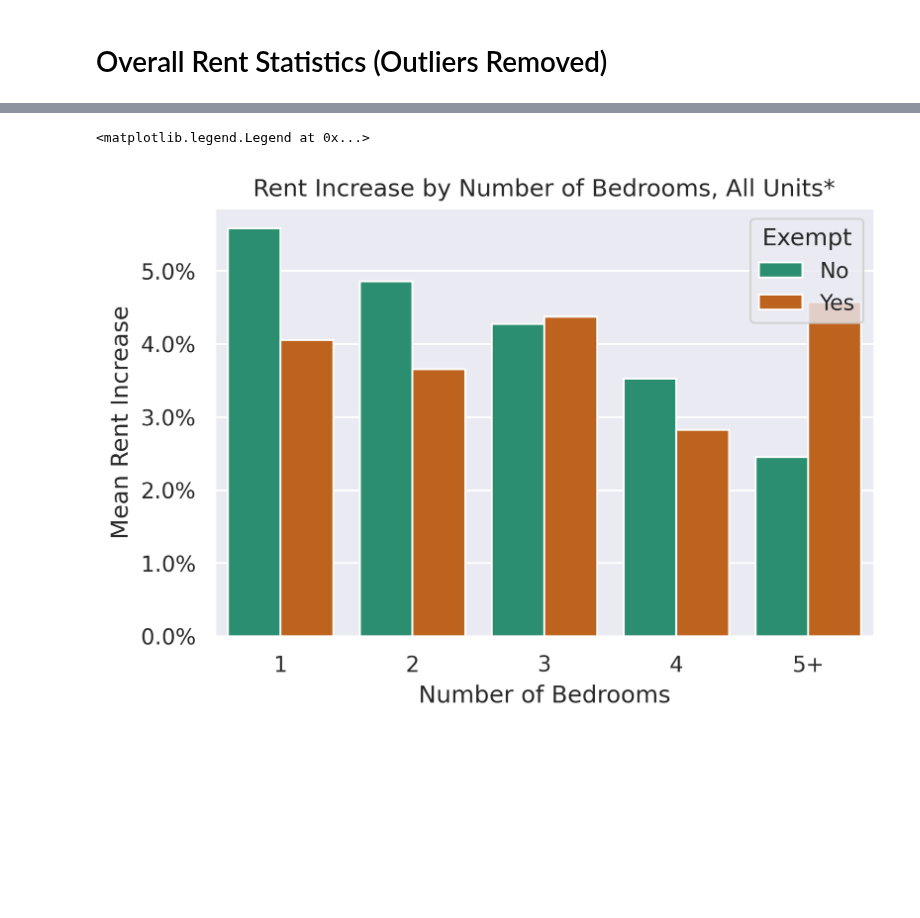
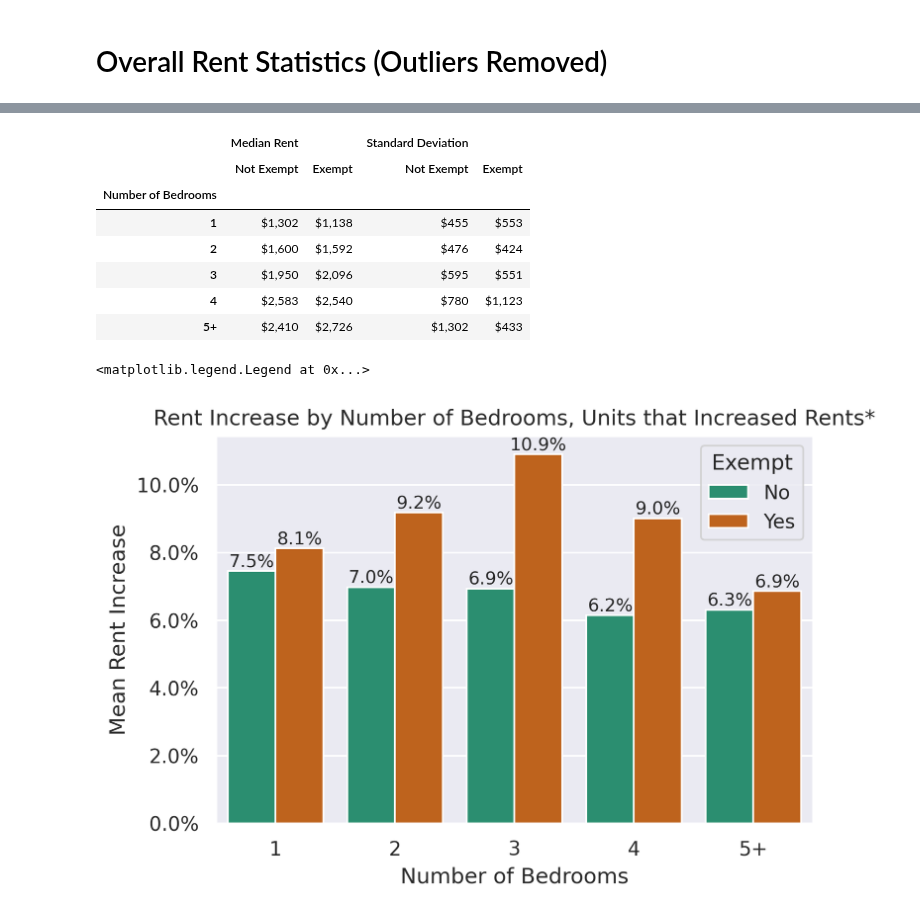
Before and after one commit to PhilipMathieu/portland-rent-board-2023, a Jupyter notebook: notebooks/2023-data.ipynb, the cells around one changed output, grey strips where cells are left out. Drawn from its saved outputs; the diff is of its cells as text; code cells hidden in the pictures; blank space fills up the shorter version.

Commit message:
Updated to include tables and clearer charts

```diff
--- a/notebooks/2023-data.ipynb
+++ b/notebooks/2023-data.ipynb
@@ -46,16 +48,20 @@ Breakdown by Subset:
 # Population Statistics
 # %%
 ax = sns.histplot(
-    data=df[~df["outlier"]],
-    x='nbrBedRms_grouped'
+    data=df,
+    x='nbrBedRms_grouped',
+    hue='outlier',
+    multiple='dodge',
+    palette='tab10',
     )
 for bars in ax.containers:
     ax.bar_label(
         bars,
         fmt='%d',
-        label_type='center'
+        label_type='edge'
         )
 ax.set_title("Units by Number of Bedrooms")
 ax.set_xlabel("Number of Bedrooms")
 ax.set_ylabel("Number of Units")
+ax.legend(labels=['Outlier', 'Not Outlier'])
 # %% [output]
@@ -83,0 +199,21 @@ ax.legend(title="Exempt", handles=handles, labels=["No", "Yes"])
+# %%
+ax = sns.barplot(
+    data=df[~df["outlier"]].sort_values("nbrBedRms_grouped"),
+    x="nbrBedRms_grouped",
+    y="Rent_Inc",
+    hue="exempt",
+    estimator=np.mean,
+    errorbar=None
+    )
+for bars in ax.containers:
+    ax.bar_label(
+        bars,
+        fmt='$%.0f',
+        label_type='edge'
+        )
+ax.set_title("Rent Increase by Number of Bedrooms, All Units*")
+ax.set_xlabel("Number of Bedrooms")
+ax.get_yaxis().set_major_formatter(mpl.ticker.FuncFormatter(lambda x, p: '${:,.0f}'.format(int(x))))
+ax.set_ylabel("Mean Rent Increase")
+handles, labels = ax.get_legend_handles_labels()
+ax.legend(title=None, handles=handles, labels=["Not Exempt", "Exempt"])
@@ -84,18 +261,47 @@ ax.legend(title="Exempt", handles=handles, labels=["No", "Yes"])
+# %%
+# median and standard deviation rent by number of bedrooms and exempt status, only units that increased rents
+tab = pd.pivot_table(
+    df[~df["outlier"] & (df["Rent_Inc"] > 0)],
+    index="nbrBedRms_grouped",
+    columns="exempt",
+    values="CurrentRent1",
+    aggfunc=[np.median, np.std]
+    )
+tab.columns = tab.columns.set_levels(["Median Rent", "Standard Deviation"], level=0)
+tab.columns = tab.columns.set_levels(["Not Exempt", "Exempt"], level=1)
+tab.columns.names = ["", ""]
+tab.index.name = "Number of Bedrooms"
+tab.style.format("${:,.0f}")
+# %% [output]
+|  | Median Rent |  | Standard Deviation |  |
+|  | Not Exempt | Exempt | Not Exempt | Exempt |
+| Number of Bedrooms |  |  |  |  |
+| 1 | $1,302 | $1,138 | $455 | $553 |
+| 2 | $1,600 | $1,592 | $476 | $424 |
+| 3 | $1,950 | $2,096 | $595 | $551 |
+| 4 | $2,583 | $2,540 | $780 | $1,123 |
+| 5+ | $2,410 | $2,726 | $1,302 | $433 |
 # %%
 ax = sns.barplot(
-    data=df[~df["outlier"]].sort_values("nbrBedRms_grouped"),
+    data=df[~df["outlier"] & (df["Rent_Inc"] > 0)].sort_values("nbrBedRms_grouped"),
     x="nbrBedRms_grouped",
     y="Rent_Inc_percent",
     hue="exempt",
     estimator=np.mean,
     errorbar=None
     )
-ax.set_title("Rent Increase by Number of Bedrooms, All Units*")
+for bars in ax.containers:
+    ax.bar_label(
+        bars,
+        fmt='%.1f%%',
+        label_type='edge'
+        )
+ax.set_title("Rent Increase by Number of Bedrooms, Units that Increased Rents*")
 ax.set_xlabel("Number of Bedrooms")
 ax.get_yaxis().set_major_formatter(mpl.ticker.FuncFormatter(lambda x, p: '{:.1f}%'.format(int(x))))
 ax.set_ylabel("Mean Rent Increase")
 handles, labels = ax.get_legend_handles_labels()
 ax.legend(title="Exempt", handles=handles, labels=["No", "Yes"])
 # %% [output]
 <matplotlib.legend.Legend at 0x...>
-[figure, old version]
+[figure, new version]
```
Also changed, not shown: parts of 17 cells of this notebook.
